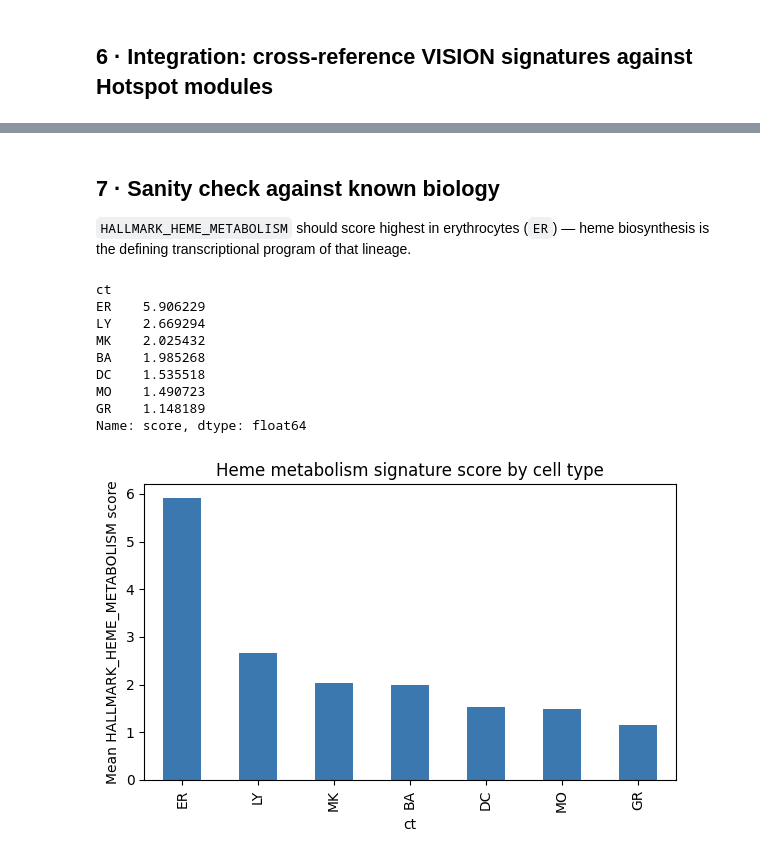
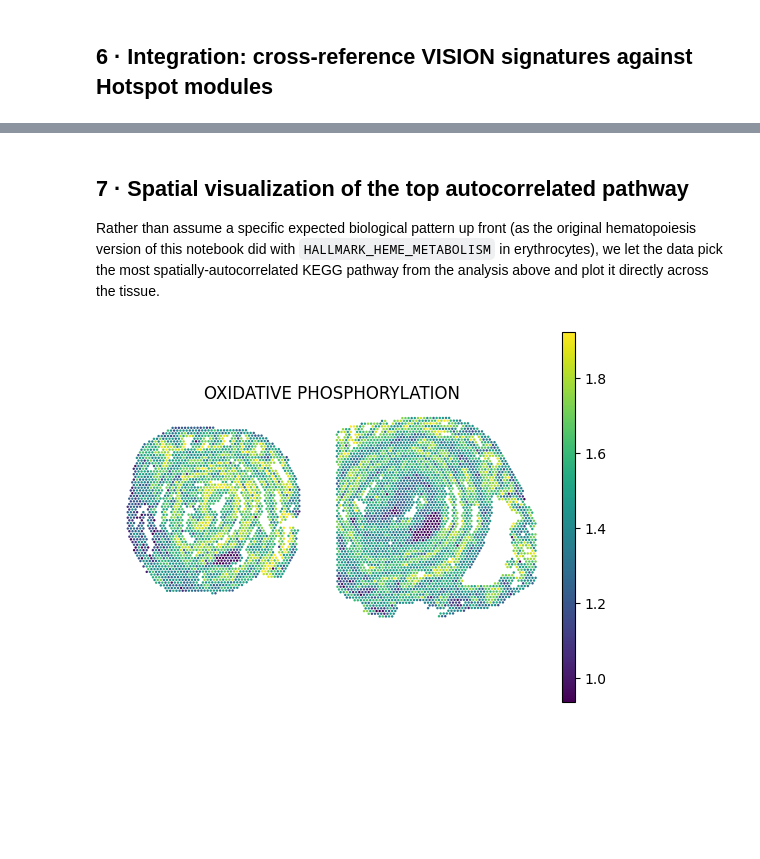
Before and after one commit to YosefLab/spatialvi-tools, a Jupyter notebook: docs/tutorials/Harreman_Vision_singlecell_tutorial.ipynb, the cells around one changed output, grey strips where cells are left out. Drawn from its saved outputs; the diff is of its cells as text; code cells hidden in the pictures; blank space fills up the shorter version.

```diff
--- a/docs/tutorials/Harreman_Vision_singlecell_tutorial.ipynb
+++ b/docs/tutorials/Harreman_Vision_singlecell_tutorial.ipynb
@@ -96,17 +100,5 @@ This stands in for the spatial embedding Harreman normally uses for
 # %%
-adata.layers["counts"] = adata.X.copy()
-sc.pp.normalize_total(adata)
-sc.pp.log1p(adata)
-sc.pp.highly_variable_genes(adata, n_top_genes=2000)
-hvgs = adata.var_names[adata.var["highly_variable"]].tolist()
-print(f"HVGs selected: {len(hvgs)}")
-
-adata_pca = adata.copy()
-sc.pp.scale(adata_pca, max_value=10)
-sc.pp.pca(adata_pca, n_comps=30, mask_var="highly_variable")
-adata.obsm["X_pca"] = adata_pca.obsm["X_pca"]
-
-# Harreman/Hotspot operate on raw counts, not the log-normalized layer above.
-adata.X = adata.layers["counts"]
-del adata_pca
+ha = HarremanAnalysis(adata)
+ha.setup(compute_neighbors_on_key="spatial_unrolled", species="mouse", n_neighbors=5, sample_key="cond")
+print(f"obsp['weights'] shape: {adata.obsp['weights'].shape}, nnz: {adata.obsp['weights'].nnz}")
 # %% [output]
@@ -220,33 +223,27 @@ Module 17          HALLMARK_ESTROGEN_RESPONSE_LATE  0.555192 0.555192
 # %% [markdown]
-## 7 · Sanity check against known biology
+## 7 · Spatial visualization of the top autocorrelated pathway
 
-`HALLMARK_HEME_METABOLISM` should score highest in erythrocytes (`ER`) —
-heme biosynthesis is the defining transcriptional program of that lineage.
+Rather than assume a specific expected biological pattern up front (as the
+original hematopoiesis version of this notebook did with
+`HALLMARK_HEME_METABOLISM` in erythrocytes), we let the data pick the most
+spatially-autocorrelated KEGG pathway from the analysis above and plot it
+directly across the tissue.
 # %%
-sig_scores = adata.obsm["vision_signatures"]
-heme_col = [c for c in sig_scores.columns if "HEME_METABOLISM" in c][0]
+top_sig = autocorr_sig.index[0]
+adata.obs["top_kegg_pathway_score"] = adata.obsm["vision_signatures"][top_sig].values
 
-by_ct = pd.DataFrame({"ct": adata.obs["ct"].values, "score": sig_scores[heme_col].values})
-means = by_ct.groupby("ct")["score"].mean().sort_values(ascending=False)
-print(means)
-
-fig, ax = plt.subplots(figsize=(6, 4))
-means.plot.bar(ax=ax, color="#3b78b0")
-ax.set_ylabel(f"Mean {heme_col} score")
-ax.set_title("Heme metabolism signature score by cell type")
-plt.tight_layout()
-plt.show()
+sc.pl.spatial(
+    adata,
+    color="top_kegg_pathway_score",
+    spot_size=80,
+    frameon=False,
+    vmin="p1",
+    vmax="p99",
+    cmap="viridis",
+    title=top_sig,
+)
 # %% [output]
-ct
-ER    5.906229
-LY    2.669294
-MK    2.025432
-BA    1.985268
-DC    1.535518
-MO    1.490723
-GR    1.148189
-Name: score, dtype: float64
-[figure, old version]
+[figure, new version]
 # %% [markdown]
 ## 8 · Takeaways
 
```
Also changed, not shown: parts of 16 cells of this notebook, 3 other files.
